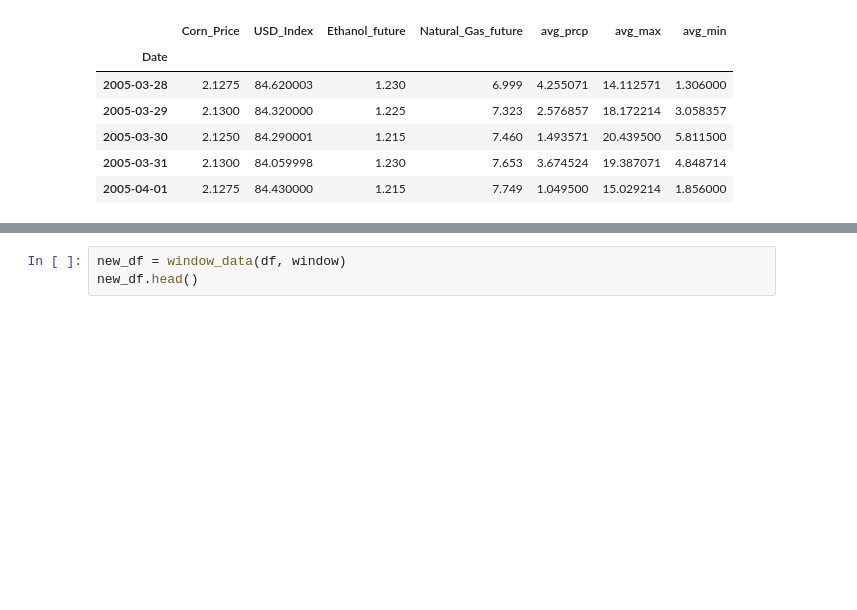
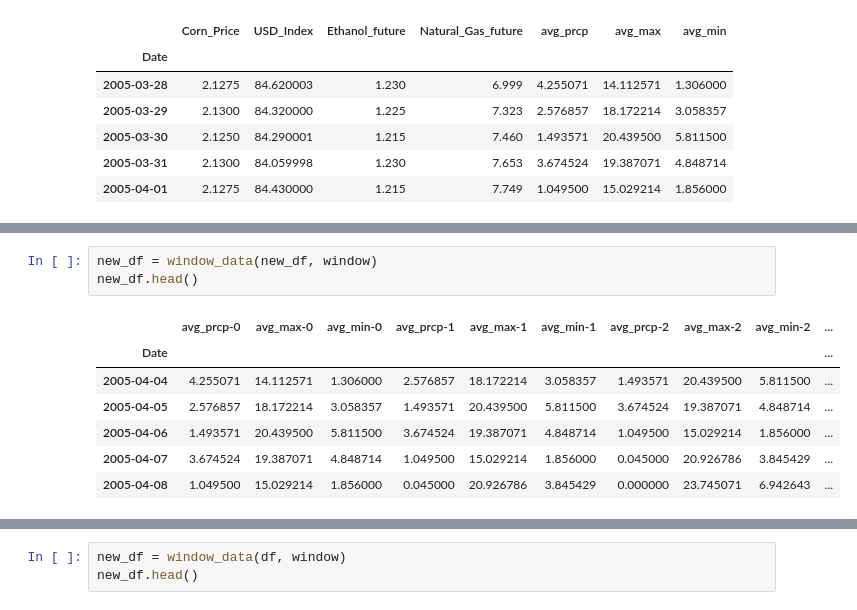
Before and after one commit to ShuranXu/Corn-Price-Predicter, a Jupyter notebook: Code/xgboost.ipynb, the cells around one changed output, grey strips where cells are left out. Saved outputs shown, nothing was run; the diff lists cells and outputs as text; blank space fills up the shorter version.

```diff
--- a/Code/xgboost.ipynb
+++ b/Code/xgboost.ipynb
@@ -231,0 +220,11 @@ split_perc = 0.7
+# %%
+new_df = window_data(new_df, window)
+new_df.head()
+# %% [output]
+|  | avg_prcp-0 | avg_max-0 | avg_min-0 | avg_prcp-1 | avg_max-1 | avg_min-1 | avg_prcp-2 | avg_max-2 | avg_min-2 | ... |
+| Date |  |  |  |  |  |  |  |  |  | ... |
+| 2005-04-04 | 4.255071 | 14.112571 | 1.306000 | 2.576857 | 18.172214 | 3.058357 | 1.493571 | 20.439500 | 5.811500 | ... |
+| 2005-04-05 | 2.576857 | 18.172214 | 3.058357 | 1.493571 | 20.439500 | 5.811500 | 3.674524 | 19.387071 | 4.848714 | ... |
+| 2005-04-06 | 1.493571 | 20.439500 | 5.811500 | 3.674524 | 19.387071 | 4.848714 | 1.049500 | 15.029214 | 1.856000 | ... |
+| 2005-04-07 | 3.674524 | 19.387071 | 4.848714 | 1.049500 | 15.029214 | 1.856000 | 0.045000 | 20.926786 | 3.845429 | ... |
+| 2005-04-08 | 1.049500 | 15.029214 | 1.856000 | 0.045000 | 20.926786 | 3.845429 | 0.000000 | 23.745071 | 6.942643 | ... |
```
Also changed, not shown: parts of 9 cells of this notebook, 2 other files.
